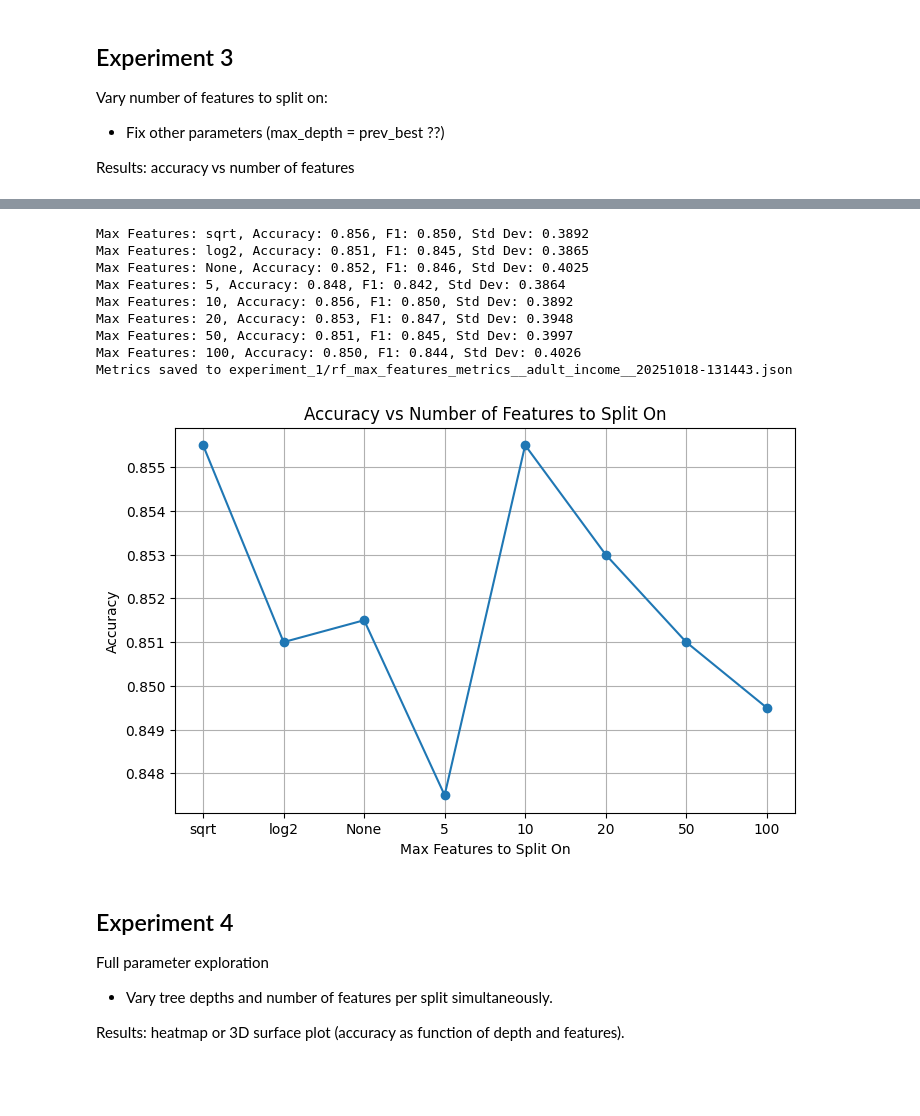
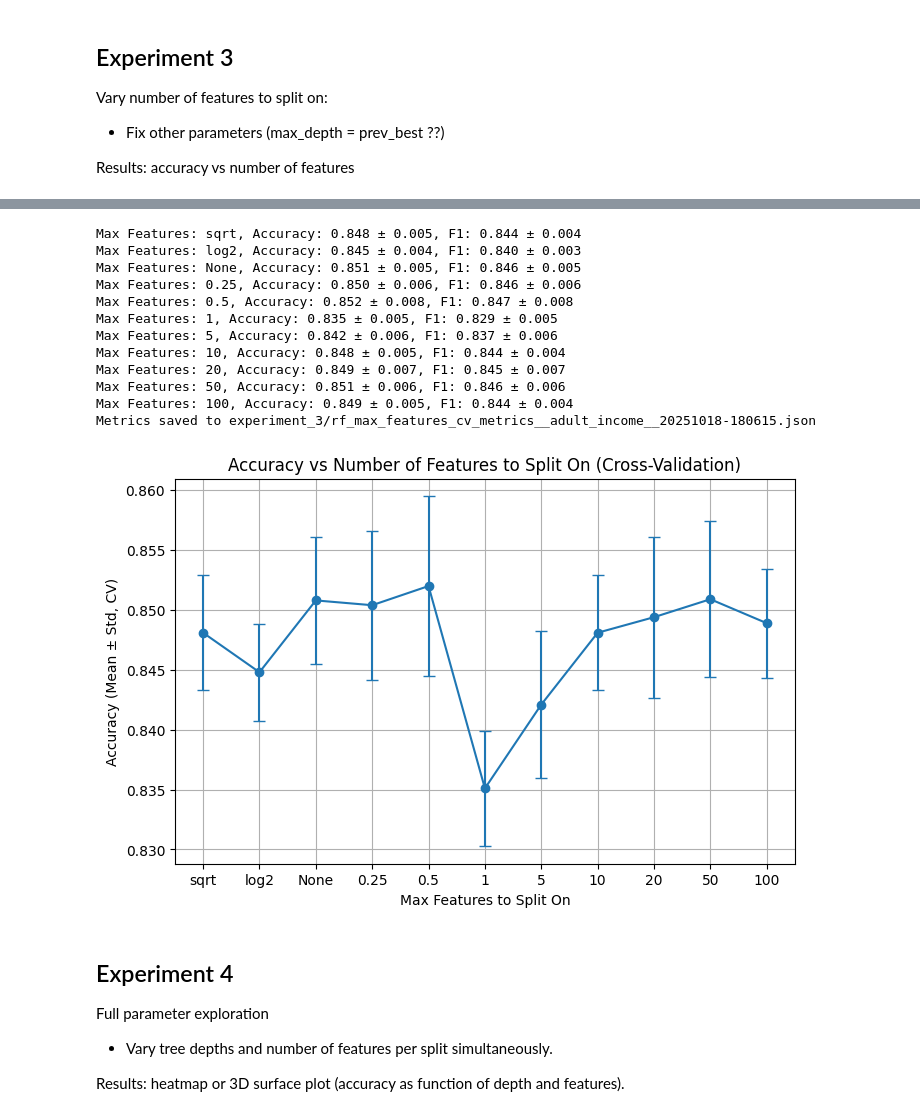
Before and after one commit to TasheelGovender/ML_assignment_4, a Jupyter notebook: src/assignment.ipynb, the cells around one changed output, grey strips where cells are left out. Saved outputs shown, nothing was run; the diff lists cells and outputs as text; code cells hidden in the pictures; blank space fills up the shorter version.

```diff
--- a/src/assignment.ipynb
+++ b/src/assignment.ipynb
@@ -164,26 +171,21 @@ adult_df = adult_df.dropna(subset=['target'])
 # Optional: sample for speed
 adult_df_sampled = adult_df.sample(n=10000, random_state=42)
 
-# Split into features/target
+# Prepare features and target for CV
 adult_features = adult_df_sampled.drop('target', axis=1)
-adult_target = adult_df_sampled['target']
-
-X_train_adult, X_test_adult, y_train_adult, y_test_adult = train_test_split(
-    adult_features, adult_target, test_size=0.2, random_state=42, stratify=adult_target
-)
+adult_target = adult_df_sampled['target'].values
 
 # Identify columns
-categorical_cols = X_train_adult.select_dtypes(include=['object', 'category']).columns
-numerical_cols = X_train_adult.select_dtypes(include=['number']).columns
+categorical_cols = adult_features.select_dtypes(include=['object', 'category']).columns
+numerical_cols = adult_features.select_dtypes(include=['number']).columns
 
 adult_preprocessor = ColumnTransformer([
     ('num', StandardScaler(), numerical_cols),
     ('cat', OneHotEncoder(handle_unknown='ignore'), categorical_cols)
 ])
 
-# Fit only on training data
-X_train_adult_processed = adult_preprocessor.fit_transform(X_train_adult)
-X_test_adult_processed = adult_preprocessor.transform(X_test_adult)
+# Fit and transform on the full sampled data
+X_adult_processed = adult_preprocessor.fit_transform(adult_features)
 # %%
 # Pre-process MNIST dataset
 
@@ -554,15 +582,16 @@ def plot_max_features_vs_accuracy(filename):
     with open(filename, 'r') as f:
         metrics = json.load(f)
 
-    # Extract max_features and accuracies
+    # Extract max_features and mean accuracies from CV
     max_features = [m['max_features'] for m in metrics]
-    accuracies = [m['accuracy'] for m in metrics]
+    accuracies_mean = [m['accuracy_mean'] for m in metrics]
+    accuracies_std = [m['accuracy_std'] for m in metrics]
 
     plt.figure(figsize=(8, 5))
-    plt.plot(max_features, accuracies, marker='o')
+    plt.errorbar(max_features, accuracies_mean, yerr=accuracies_std, marker='o', capsize=4)
     plt.xlabel('Max Features to Split On')
-    plt.ylabel('Accuracy')
-    plt.title('Accuracy vs Number of Features to Split On')
+    plt.ylabel('Accuracy (Mean ± Std, CV)')
+    plt.title('Accuracy vs Number of Features to Split On (Cross-Validation)')
     plt.grid(True)
     plt.show()
 # %%
@@ -641,22 +686,25 @@ Metrics saved to experiment_1/rf_max_features_metrics__wine__20251018-131326.jso
 # %%
 # Adult Income experiment
 adult_maxfeat_metrics, adult_maxfeat_filename = run_max_features_experiment(
-    X_train_adult_processed, X_test_adult_processed, y_train_adult, y_test_adult,
+    X_adult_processed, adult_target,
     dataset_name='adult_income'
 )
 
 plot_max_features_vs_accuracy(adult_maxfeat_filename)
 # %% [output]
-Max Features: sqrt, Accuracy: 0.856, F1: 0.850, Std Dev: 0.3892
-Max Features: log2, Accuracy: 0.851, F1: 0.845, Std Dev: 0.3865
-Max Features: None, Accuracy: 0.852, F1: 0.846, Std Dev: 0.4025
-Max Features: 5, Accuracy: 0.848, F1: 0.842, Std Dev: 0.3864
-Max Features: 10, Accuracy: 0.856, F1: 0.850, Std Dev: 0.3892
-Max Features: 20, Accuracy: 0.853, F1: 0.847, Std Dev: 0.3948
-Max Features: 50, Accuracy: 0.851, F1: 0.845, Std Dev: 0.3997
-Max Features: 100, Accuracy: 0.850, F1: 0.844, Std Dev: 0.4026
-Metrics saved to experiment_1/rf_max_features_metrics__adult_income__20251018-131443.json
+Max Features: sqrt, Accuracy: 0.848 ± 0.005, F1: 0.844 ± 0.004
+Max Features: log2, Accuracy: 0.845 ± 0.004, F1: 0.840 ± 0.003
+Max Features: None, Accuracy: 0.851 ± 0.005, F1: 0.846 ± 0.005
+Max Features: 0.25, Accuracy: 0.850 ± 0.006, F1: 0.846 ± 0.006
+Max Features: 0.5, Accuracy: 0.852 ± 0.008, F1: 0.847 ± 0.008
+Max Features: 1, Accuracy: 0.835 ± 0.005, F1: 0.829 ± 0.005
+Max Features: 5, Accuracy: 0.842 ± 0.006, F1: 0.837 ± 0.006
+Max Features: 10, Accuracy: 0.848 ± 0.005, F1: 0.844 ± 0.004
+Max Features: 20, Accuracy: 0.849 ± 0.007, F1: 0.845 ± 0.007
+Max Features: 50, Accuracy: 0.851 ± 0.006, F1: 0.846 ± 0.006
+Max Features: 100, Accuracy: 0.849 ± 0.005, F1: 0.844 ± 0.004
+Metrics saved to experiment_3/rf_max_features_cv_metrics__adult_income__20251018-180615.json
-[figure, old version]
+[figure, new version]
 # %% [markdown]
 ## Experiment 4
 
```
Also changed, not shown: parts of 14 cells of this notebook, 8 other files.
